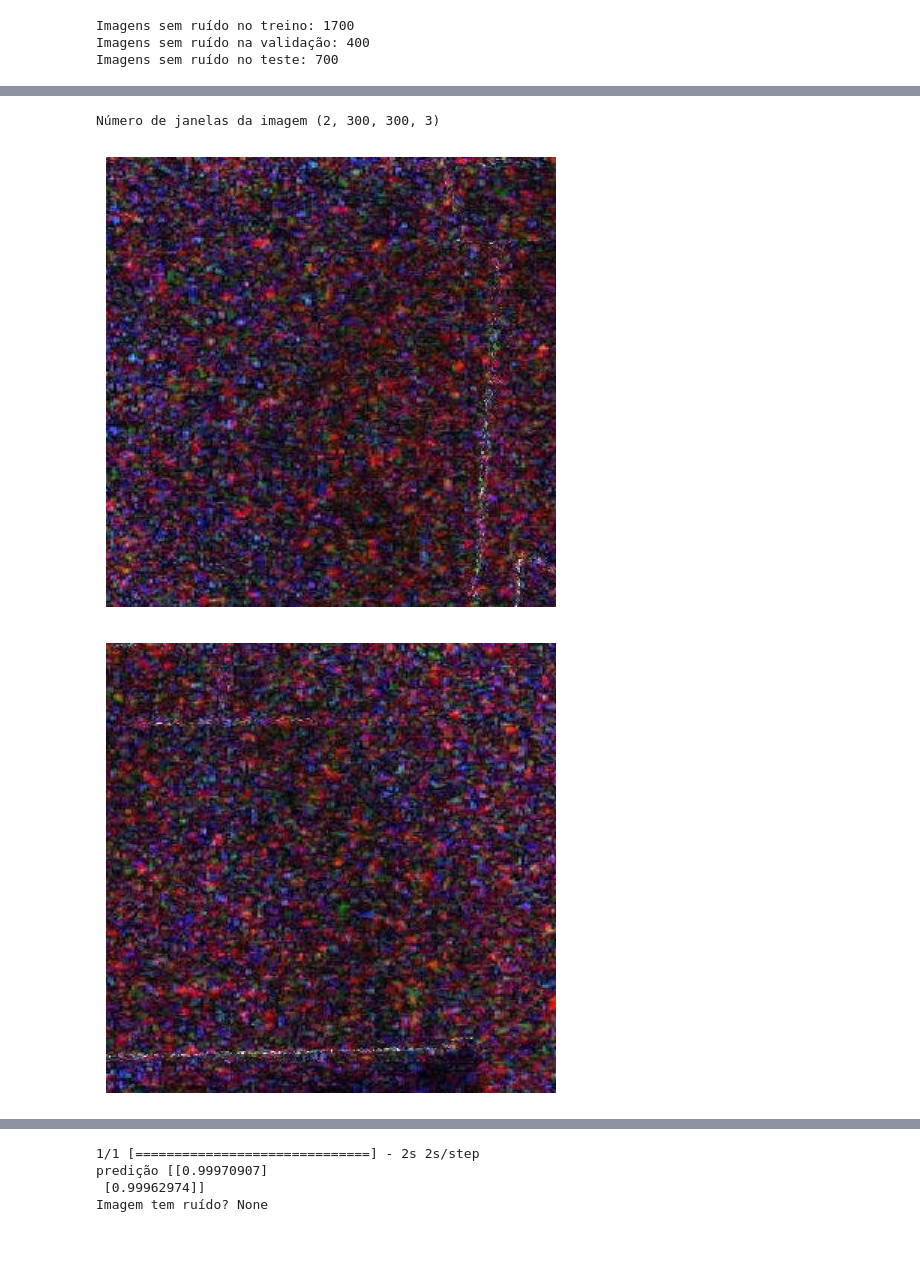
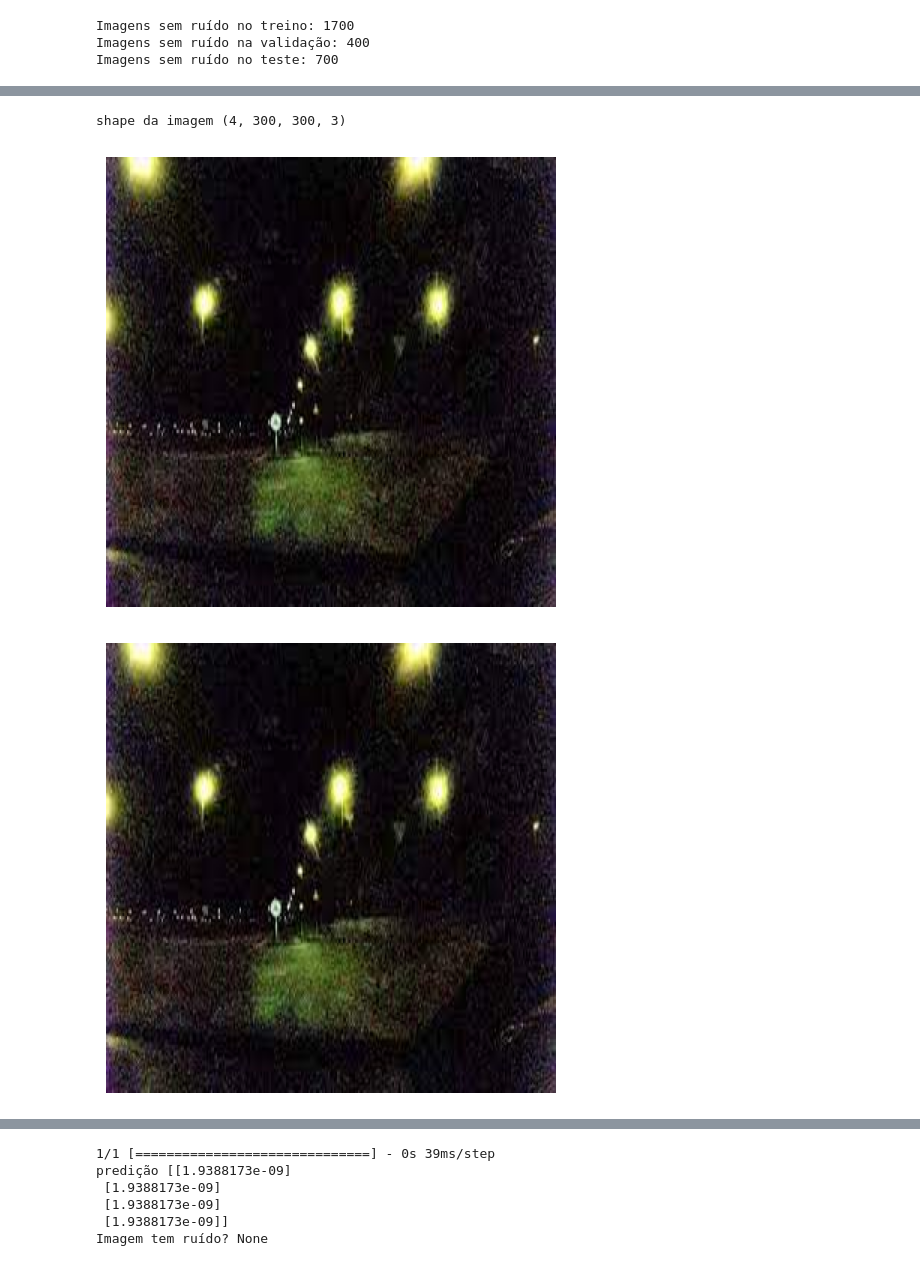
Before and after one commit to DanielMoreiraPinto/reconhecimento_de_padroes, a Jupyter notebook: detection.ipynb, the cells around one changed output, grey strips where cells are left out. Drawn from its saved outputs; the diff is of its cells as text; code cells hidden in the pictures.

```diff
--- a/detection.ipynb
+++ b/detection.ipynb
@@ -209,6 +225,18 @@ def dividir_em_janelas(image_path):
                 janelas.append(janela)
 
     return np.array(janelas)
+# %%
+def carregar_redimensionar_imagem(caminho_da_imagem):
+    array_final = []
+    imagem = Image.open(caminho_da_imagem)
+    imagem = imagem.convert('RGB')
+    imagem_redimensionada = imagem.resize((300, 300))
+    array_final.append(imagem_redimensionada)
+    array_final.append(imagem_redimensionada)
+    array_final.append(imagem_redimensionada)
+    array_final.append(imagem_redimensionada)
+    # imagem_array = np.array(imagem_redimensionada)
+    return np.array(array_final)
 # %%
 def cortar_imagem(image_path):
     imagem = Image.open(image_path).convert("RGB")
@@ -249,10 +276,35 @@ def check_noise(image_path, model):
+# %%
+def check_noise(image_path, model):
+    imagem = carregar_redimensionar_imagem(image_path)
+
+    print("shape da imagem", imagem.shape)
+
+    # plt.imshow(imagem, cmap='gray')
+    # plt.axis('off')
+    # plt.tight_layout()
+    # plt.show()
+    for i, window in enumerate(imagem):
+        plt.imshow(window, cmap='gray')
+        plt.axis('off')
+        plt.tight_layout()
+        plt.show()
+
+    predict = model.predict(imagem)
+    # predict = threshold(predict)
+    print('predição', predict)
+    # noise_percent = (np.sum(predict) / len(predict)) * 100
+    # print("Porcentagem de janelas com ruído", noise_percent)
+    # if noise_percent > 70:
+    #     return True
+    # else:
+    #     return False
 # %%
 result = check_noise(
-    'D:\\Trabalho-ReconhecimentoPadroes\\teste\\teste-low.png',
+    'D:\\Trabalho-ReconhecimentoPadroes\\teste\\outro-teste-low.jpg',
     model
 )
 print("Imagem tem ruído?", result)
 # %% [output]
-Número de janelas da imagem (2, 300, 300, 3)
+shape da imagem (4, 300, 300, 3)
-[figure, old version]
+[figure, new version]
-[figure, old version]
+[figure, new version]
@@ -259,4 +313,6 @@ Número de janelas da imagem (2, 300, 300, 3)
-1/1 [==============================] - 2s 2s/step
-predição [[0.99970907]
- [0.99962974]]
+1/1 [==============================] - 0s 39ms/step
+predição [[1.9388173e-09]
+ [1.9388173e-09]
+ [1.9388173e-09]
+ [1.9388173e-09]]
 Imagem tem ruído? None
```
Also changed, not shown: parts of 7 cells of this notebook, 2 other files.
